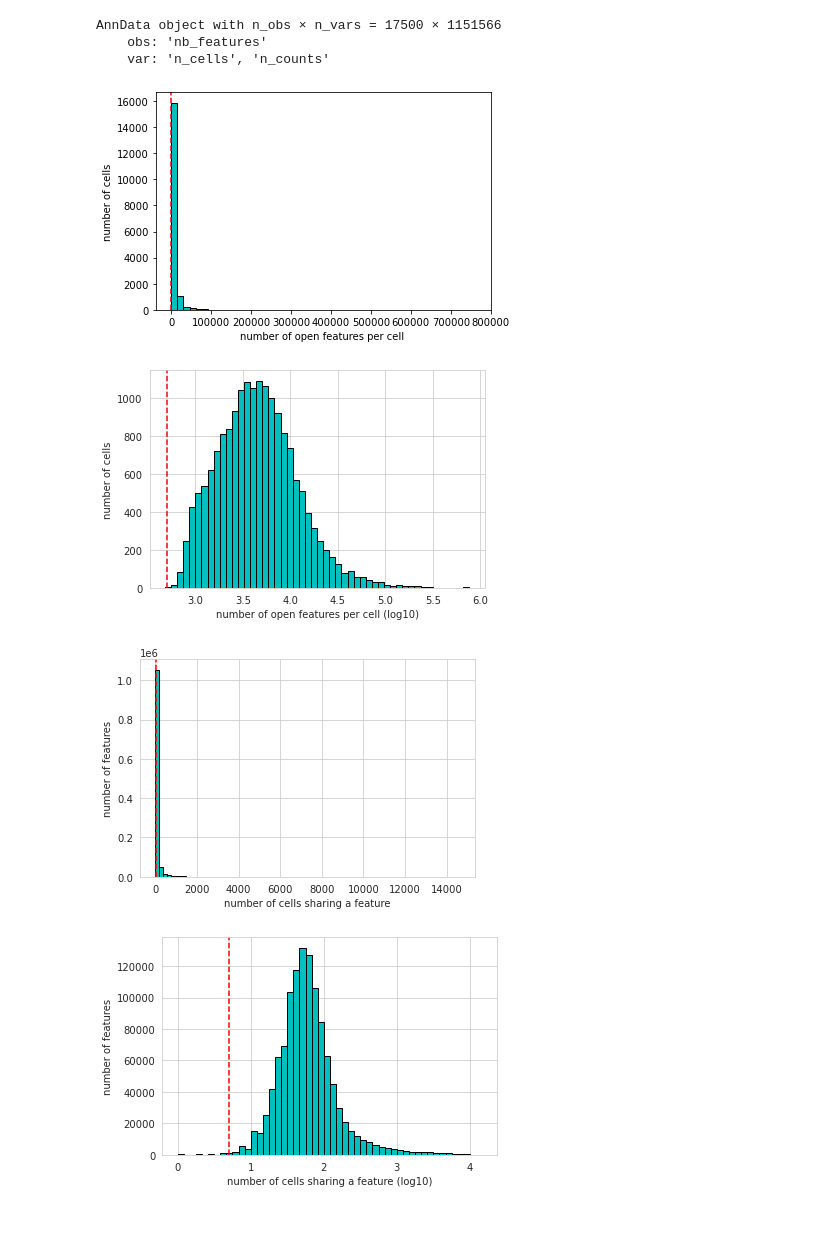
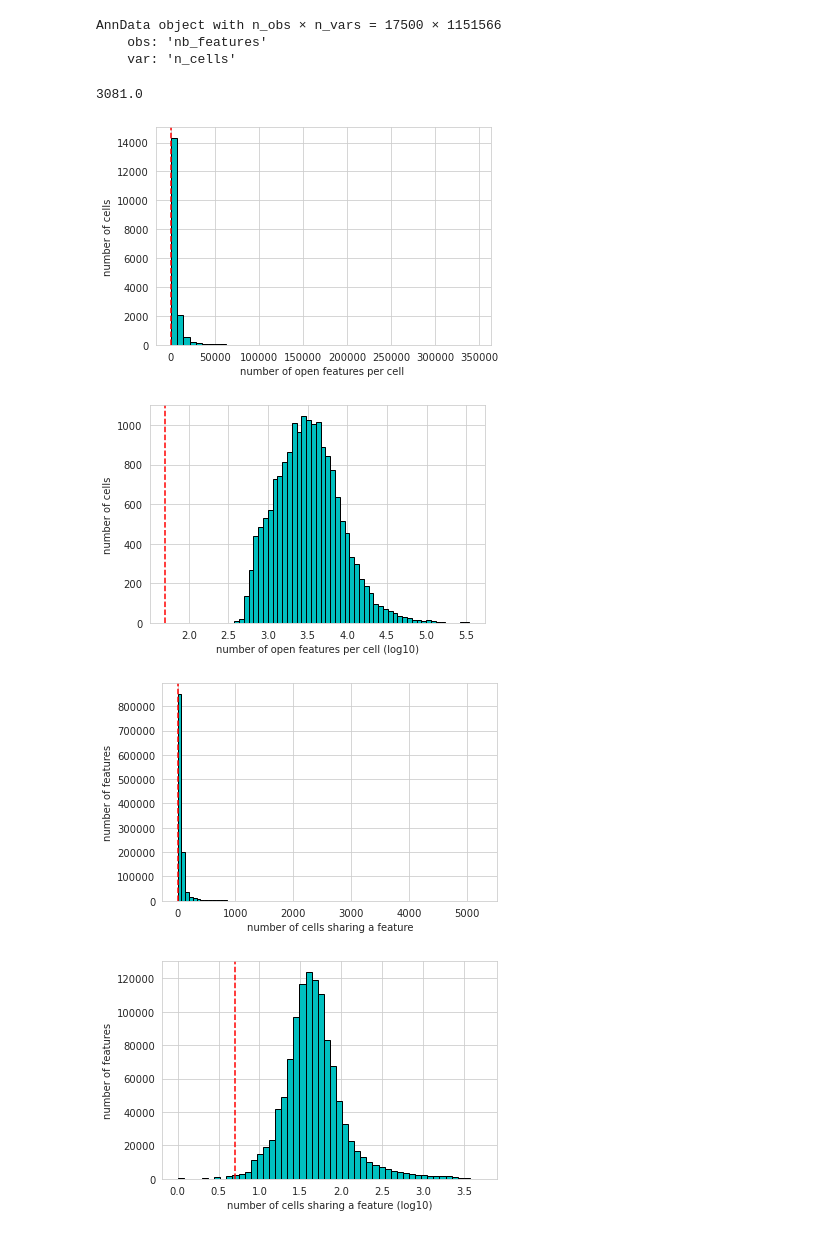
Before and after one commit to loosolab/Datenanalyse-2021, a Jupyter notebook: wp1/preprocessing/preprocessing1.7.ipynb, the cells around one changed output. Drawn from its saved outputs; the diff is of its cells as text; code cells hidden in the pictures.

```diff
--- a/wp1/preprocessing/preprocessing1.7.ipynb
+++ b/wp1/preprocessing/preprocessing1.7.ipynb
@@ -17,35 +17,39 @@ TSV_OUT = f"{OUTPUT_PATH}clusters_{TISSUE}.tsv"
 adata = ad.read(INPUT_PATH)
 epi.pp.filter_cells(adata, min_features=1)
 epi.pp.filter_features(adata, min_cells=1)
-epi.pp.filter_features(adata, min_counts=1)
+#epi.pp.filter_features(adata, min_counts=1)
 adata
 # %% [output]
 AnnData object with n_obs × n_vars = 17500 × 1151566
     obs: 'nb_features'
-    var: 'n_cells', 'n_counts'
+    var: 'n_cells'
+# %%
+np.median(adata.obs['nb_features'])
+# %% [output]
+3081.0
 # %%
-#epi.pp.binarize(adata)
-#adata.layers['binary'] = adata.X.copy()
+epi.pp.binarize(adata)
+adata.layers['binary'] = adata.X.copy()
 # %%
-min_features = 500
+min_features = 50
 
 epi.pp.coverage_cells(adata, binary=True, log=False, bins=50,
                threshold=min_features)
 epi.pp.coverage_cells(adata, binary=True, log=10, bins=50,
                threshold=min_features)
 
 min_cells = 5
 
 epi.pp.coverage_features(adata, binary=True, log=False, bins=50,
                threshold=min_cells)
 epi.pp.coverage_features(adata, binary=True, log=10, bins=50,
                threshold=min_cells)
 
 epi.pp.cal_var(adata)
 # %% [output]
-[figure, old version]
+[figure, new version]
-[figure, old version]
+[figure, new version]
-[figure, old version]
+[figure, new version]
-[figure, old version]
+[figure, new version]
  FutureWarning:/home/stud2/.conda/envs/dataanalysis/lib/python3.9/site-packages/seaborn/distributions.py:2619: `distplot` is a deprecated function and will be removed in a future version. Please adapt ...
  FutureWarning:/home/stud2/.conda/envs/dataanalysis/lib/python3.9/site-packages/seaborn/distributions.py:2619: `distplot` is a deprecated function and will be removed in a future version. Please adapt ...
```
Also changed, not shown: parts of 13 cells of this notebook, 1 other file.
